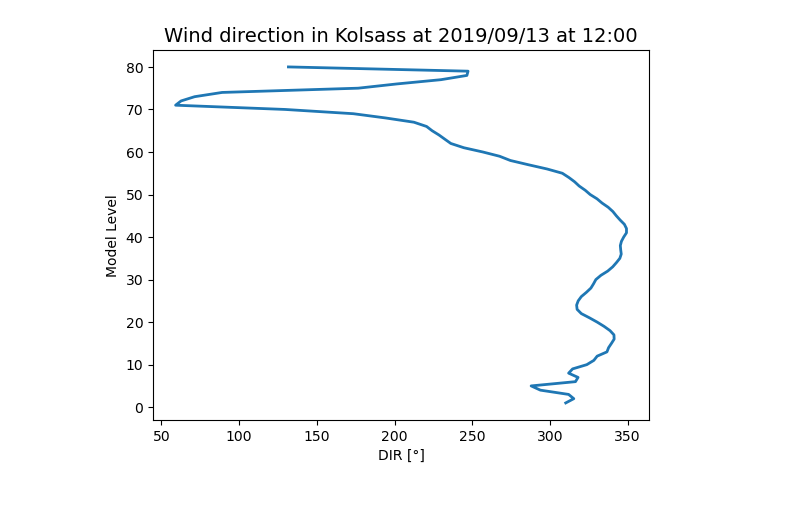
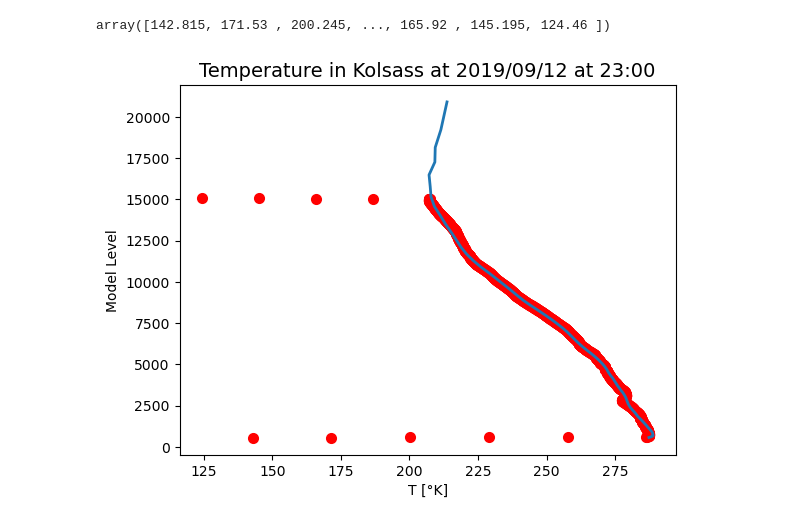
Before and after one commit to C2SM/icon-vis, a Jupyter notebook: vertical_profile/lidar_plot.ipynb, the cells around one changed output. Cells and saved outputs as stored; diff of their text form; code cells hidden in the pictures.

Commit message:
Lidar model, rs and SL88 loading and plotting. Some updates to vf

```diff
--- a/vertical_profile/lidar_plot.ipynb
+++ b/vertical_profile/lidar_plot.ipynb
@@ -54,0 +56,10 @@ lidar_data = np.load('lidar_data_'+loc.name+'.npy',allow_pickle='TRUE').item()
+# %%
+## LOAD DATA ##
+loc=lf.kols
+# ICON model
+lidar_data_model = np.load('lidar_data_'+loc.name+'.npy',allow_pickle='TRUE').item()
+# radiosoundings
+lidar_data_rs = np.load('lidar_data_obs_'+loc.name+'.npy',allow_pickle='TRUE').item()
+# Streamline Lidar SR88
+lidar_data_lidar = xr.open_dataset('/users/tlezuo/icon-vis/vertical_profile/lidar_data_lidar_Kolsass.nc').load()
+lidar_data_lidar = lidar_data_lidar.transpose()
@@ -55,17 +84,26 @@ lidar_data = np.load('lidar_data_'+loc.name+'.npy',allow_pickle='TRUE').item()
+# %%
+# a try to smooth the data, example T
+kernel_size = 10
+kernel = np.ones(kernel_size) / kernel_size
+data_convolved_10 = np.convolve(lidar_data_obs['T'][0], kernel, mode='same')
+data_convolved_10
+# %% [output]
+array([142.815, 171.53 , 200.245, ..., 165.92 , 145.195, 124.46 ])
 # %%
 ## PLOT SINGLE PROFILE ##
-pvar=vf.DIR
-pdate=dt.datetime(2019,9,13,12,00)
+pvar=vf.T
+pdate=dt.datetime(2019,9,12,23,00)
 
 # Create plot of var_coord
 f, axes = plt.subplots(1,1)
 ax = axes
-h = ax.plot(lidar_data[pvar.name][0,:],  lidar_data['height'], lw=2)
+h = ax.plot(lidar_data_model[pvar.name][0,:],  lidar_data_model['HFL_loc'], lw=2)
+h = ax.scatter(data_convolved_10,  lidar_data_obs['ALT'][0], lw=2, color='r')
 ax.set_xlabel(pvar.name+' '+pvar.units)
 ax.set_ylabel('Model Level')
 ax.set_title(pvar.title+' in '+loc.name + ' at ' +pdate.strftime('%Y/%m/%d at %H:%M'), fontsize=14)
 # plt.ylim([0,20])
 # plt.xlim([pvar.min,pvar.max]);
 plt.show()
 # %% [output]
-[figure, old version]
+[figure, new version]
```
Also changed, not shown: parts of 8 cells of this notebook, 12 other files.
